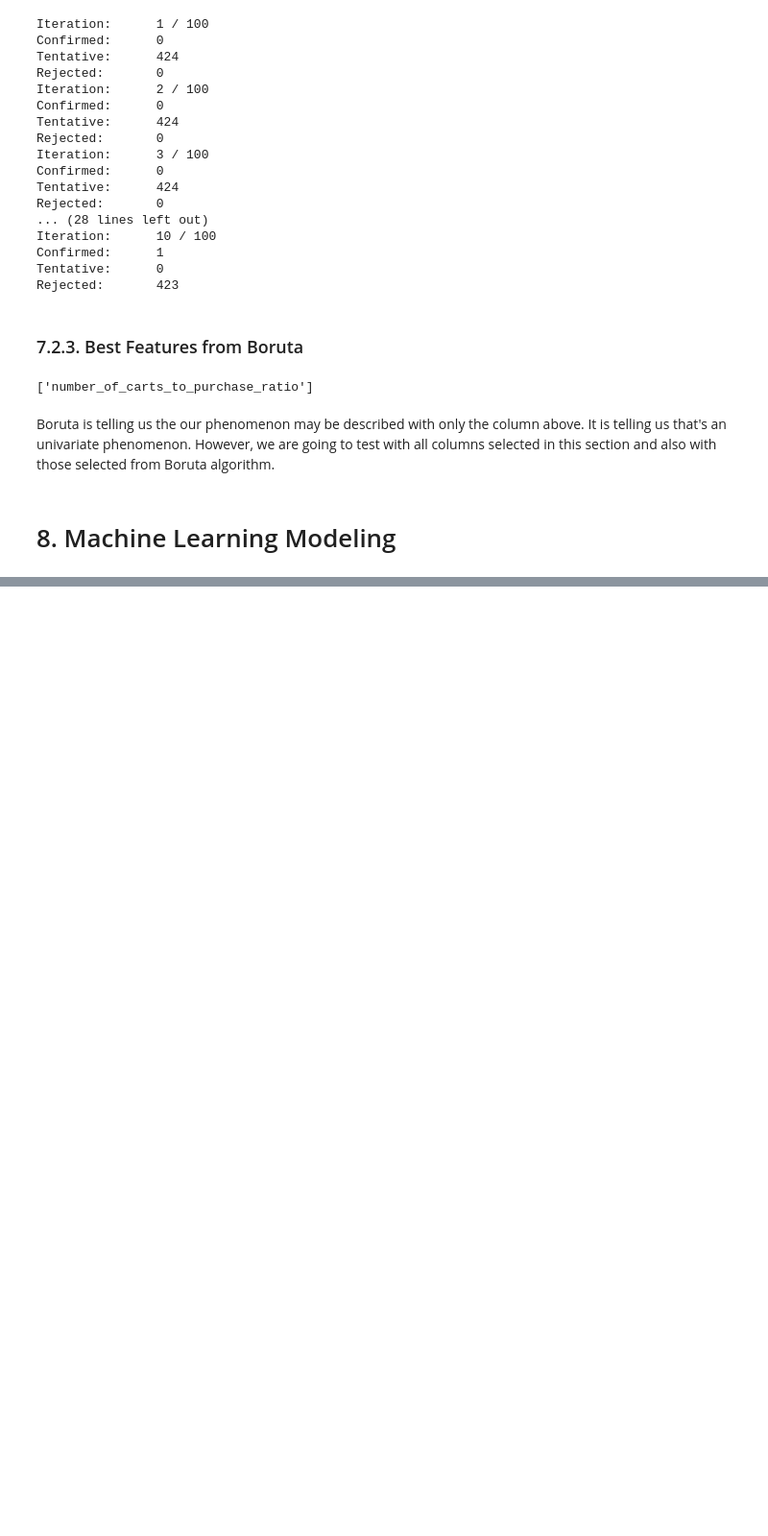
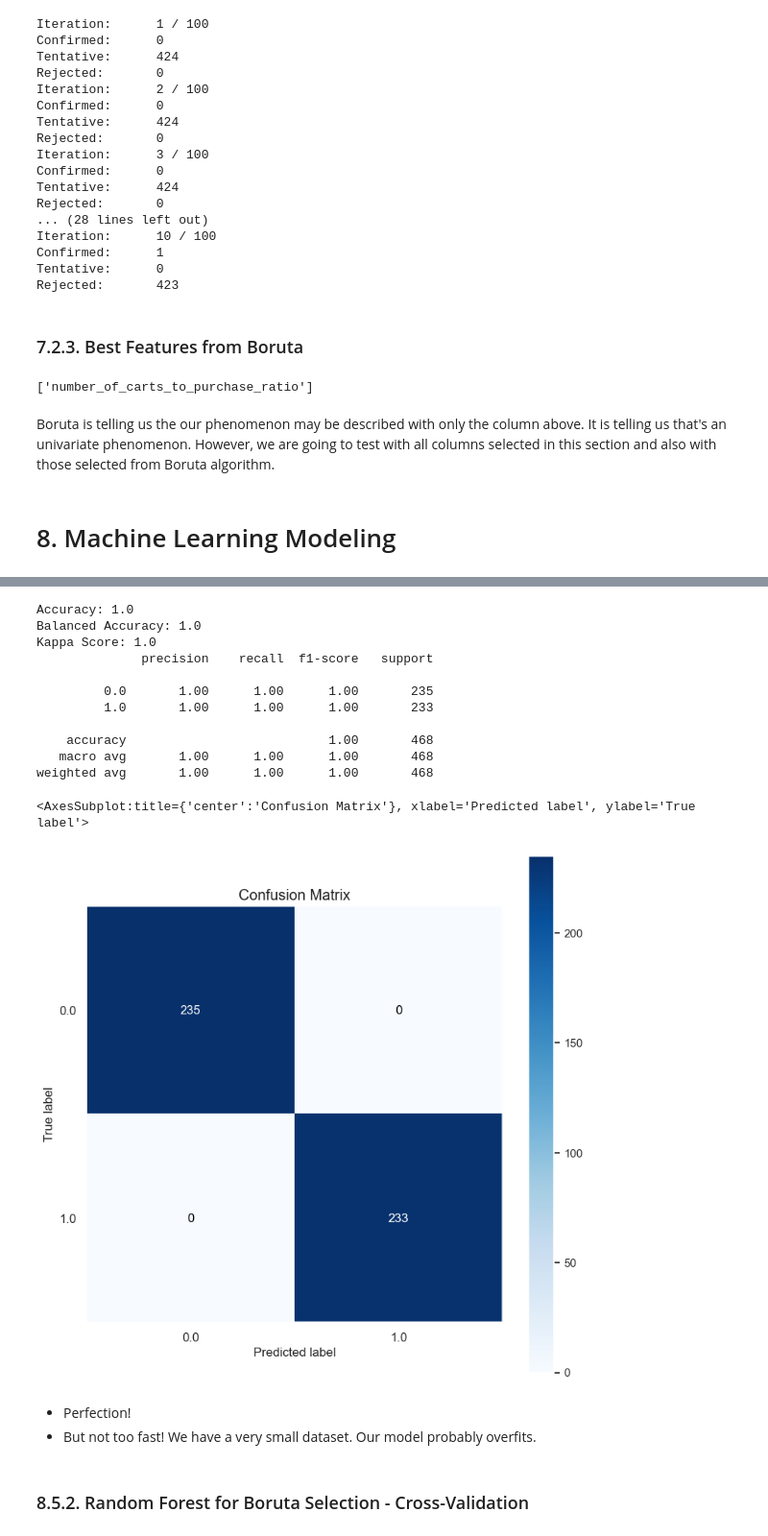
Before and after one commit to lucasquemelli/customer_propensity_purchase, a Jupyter notebook: customer_propensity_purchase.ipynb, the cells around one changed output, grey strips where cells are left out. Shown at 96% size. Drawn from its saved outputs; the diff is of its cells as text; code cells hidden in the pictures; blank space fills up the shorter version.

```diff
--- a/customer_propensity_purchase.ipynb
+++ b/customer_propensity_purchase.ipynb
@@ -2682,0 +3029,10 @@ Boruta is telling us the our phenomenon may be described with only the column ab
+# %%
+# instantiate encoder
+#ohe = pp.OneHotEncoder()
+
+# y train for neural network
+#y_train_rf = ohe.fit_transform(y_train.values.reshape(-1, 1)).toarray()
+y_train_rf = y_train.values.reshape(-1, 1)
+
+# model and training
+rf = RandomForestRegressor(n_estimators=100, n_jobs=-1, random_state=42, verbose=4).fit(x_train, y_train_rf)
@@ -2682,0 +3063,12 @@ Boruta is telling us the our phenomenon may be described with only the column ab
+# %%
+# prediction
+pred_rf = rf.predict(x_test)
+
+# invert prediction - going back to the categorical attributes
+# real prediction
+#yhat_rf = ohe.inverse_transform(pred_rf)
+yhat_rf = pred_rf
+
+# prediction prepare
+y_test_rf = y_test.to_numpy()
+yhat_rf = yhat_rf.reshape(1, -1)[0]
@@ -2682,0 +3080,37 @@ Boruta is telling us the our phenomenon may be described with only the column ab
+# %%
+# Accuracy
+acc_rf = m.accuracy_score(y_test_rf, yhat_rf)
+print('Accuracy: {}'.format(acc_rf))
+
+# Balanced Accuray
+balanced_acc_rf = m.balanced_accuracy_score(y_test_rf, yhat_rf)
+print('Balanced Accuracy: {}'.format(balanced_acc_rf))
+
+# Kappa Metrics
+kappa_rf = m.cohen_kappa_score(y_test_rf, yhat_rf)
+print('Kappa Score: {}'.format(kappa_rf))
+
+# Classification report
+print(m.classification_report(y_test_rf, yhat_rf))
+
+# Confusion Matrix
+mt.plot_confusion_matrix(y_test_rf, yhat_rf, normalize=False, figsize=(9,9))
+# %% [output]
+Accuracy: 1.0
+Balanced Accuracy: 1.0
+Kappa Score: 1.0
+              precision    recall  f1-score   support
+
+         0.0       1.00      1.00      1.00       235
+         1.0       1.00      1.00      1.00       233
+
+    accuracy                           1.00       468
+   macro avg       1.00      1.00      1.00       468
+weighted avg       1.00      1.00      1.00       468
+<AxesSubplot:title={'center':'Confusion Matrix'}, xlabel='Predicted label', ylabel='True label'>
+[figure, added]
+# %% [markdown]
+- Perfection!
+- But not too fast! We have a very small dataset. Our model probably overfits.
+# %% [markdown]
+### 8.5.2. Random Forest for Boruta Selection - Cross-Validation
```
Also changed, not shown: parts of 85 cells of this notebook.
